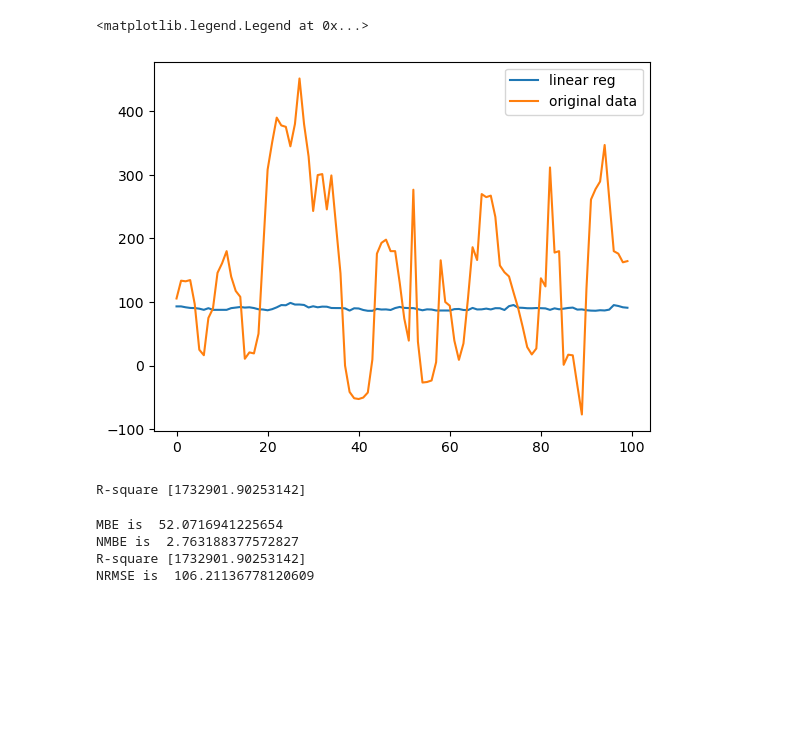
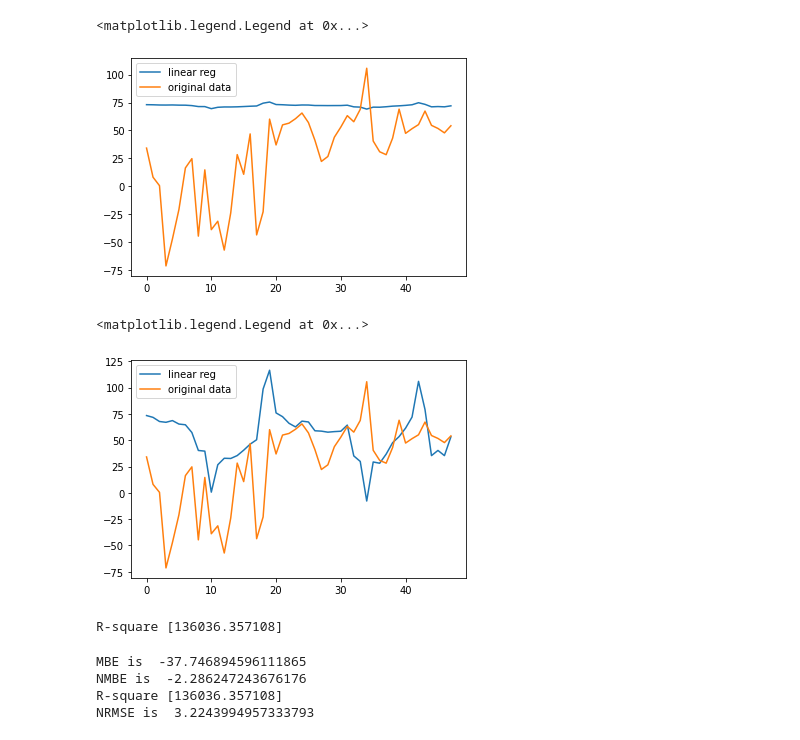
Before and after one commit to MatGhazi/Time_Series, a Jupyter notebook: LSTM_multivariant_Py/Linear_regression.ipynb, the cells around one changed output. Cells and saved outputs as stored; diff of their text form; code cells hidden in the pictures; blank space fills up the shorter version.

```diff
--- a/LSTM_multivariant_Py/Linear_regression.ipynb
+++ b/LSTM_multivariant_Py/Linear_regression.ipynb
@@ -9,8 +9,8 @@ import matplotlib.pyplot as plt
 from sklearn.preprocessing import StandardScaler
 # %%
 
-prices_df = pd.read_csv('price_temp_total.csv')
-
+df = pd.read_csv('price_temp_total.csv')
+prices_df = df[df['SETTLEMENTDATE']< '2021-09-30 00:00:00']
 price = pd.DataFrame(prices_df.RRP)
-# price.plot()
+price.plot()
 # price
@@ -17,3 +20,3 @@ price = pd.DataFrame(prices_df.RRP)
 # %%
-test = price[-100:]
+test = price[-48:]
 # test
@@ -57,0 +23,23 @@ response['forecast_set'] = forecast
+# %%
+forecast_out = 48
+test_size = 0.2;
+df = price[:-48]
+label = df.shift(-forecast_out);
+X = np.array(df);
+# X = preprocessing.scale(X)
+
+scaler = StandardScaler()
+scaler = scaler.fit(X)
+X = scaler.transform(X)
+# label = preprocessing.scale(label)
+#plt.plot(X)
+
+
+X_lately = X[-forecast_out:]
+X = X[:-forecast_out]
+label.dropna(inplace=True)
+y = np.array(label)
+
+X_train, X_test, Y_train, Y_test = train_test_split(X, y, test_size=test_size)
+plt.scatter(X_train, Y_train)
+plt.show()
@@ -58,33 +61,54 @@ response['forecast_set'] = forecast
+# %%
+# forecast.shape
+# X_first = scaler.inverse_transform(X_lately)
+plt.plot(forecast, label='linear reg')
+plt.plot(test.values, label='original data')
+plt.legend()
+# test
+# %% [output]
+<matplotlib.legend.Legend at 0x...>
+[figure, added]
+# %%
+# Linear regression ploynomial
+#################
+poly = PolynomialFeatures(degree=4)
+X_poly = poly.fit_transform(X_train)
+poly.fit(X_poly, Y_train)
+
+linear2= linear_model.LinearRegression()
+linear2.fit(X_poly,Y_train)
+X_lately_ = poly.fit_transform(X_lately)
+forecast_ = linear2.predict(X_lately_)
 # %%
 # forecast.shape
 # X_first = scaler.inverse_transform(X_lately)
-plt.plot(forecast, label='linear reg')
+plt.plot(forecast_, label='linear reg')
 plt.plot(test.values, label='original data')
 plt.legend()
 # test
 # %% [output]
 <matplotlib.legend.Legend at 0x...>
-[figure, old version]
+[figure, new version]
 # %%
 X_first = scaler.inverse_transform(X_lately)
 # X_La
 # %%
-Error = X_first - forecast
+Error = X_first - forecast_
 Err_2 = np.power(Error, 2)
 print(f'R-square {sum(Err_2)}')
 # %% [output]
-R-square [1732901.90253142]
+R-square [136036.357108]
 # %%
 MBE = np.mean(Error)
 print(f'MBE is  {MBE}')
-NMBE = np.mean(X_first)/MBE
+NMBE = MBE/ np.mean(X_first)
 print(f'NMBE is  {NMBE}')
 Err_2 = np.power(Error, 2)
 print(f'R-square {sum(Err_2)}')
-NRMSE = np.mean(np.sqrt(Err_2))
+NRMSE = np.sqrt(np.mean(Err_2))/np.mean(X_first)
 print(f'NRMSE is  {NRMSE}')
 # %% [output]
-MBE is  52.0716941225654
-NMBE is  2.763188377572827
-R-square [1732901.90253142]
-NRMSE is  106.21136778120609
+MBE is  -37.746894596111865
+NMBE is  -2.286247243676176
+R-square [136036.357108]
+NRMSE is  3.2243994957333793
```
Also changed, not shown: parts of 6 cells of this notebook, 35 other files.
